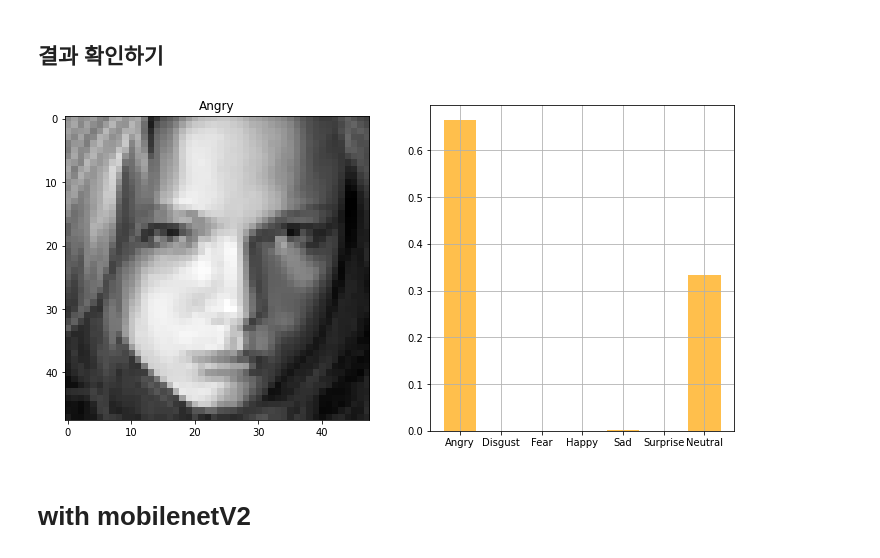
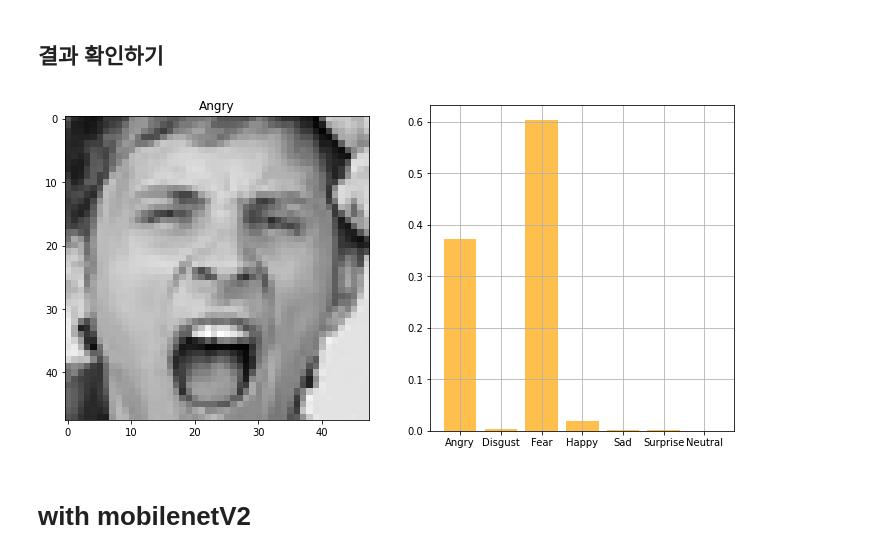
Before and after one commit to minimini-1/Facial-Expression-Recognition, a Jupyter notebook: dataprocessing/make_tfrecord.ipynb, the cells around one changed output. Saved outputs shown, nothing was run; the diff lists cells and outputs as text; code cells hidden in the pictures.

```diff
--- a/dataprocessing/make_tfrecord.ipynb
+++ b/dataprocessing/make_tfrecord.ipynb
@@ -174,7 +174,7 @@ _________________________________________________________________
 from keras.callbacks import EarlyStopping, ModelCheckpoint
 
 def callbackFunction(modelName):
-  checkpoint = ModelCheckpoint(f"Checkpoints/{modelName}.h5", monitor = "val_accuracy", save_best_only = True, mode = "auto", verbose = 1)
+  checkpoint = ModelCheckpoint(f"./Checkpoints/{modelName}.h5", monitor = "val_accuracy", save_best_only = True, mode = "auto", verbose = 1)
   early_stopping = EarlyStopping(monitor = "val_accuracy", patience = 10, verbose = 1)
   callbacks = [early_stopping, checkpoint]
   return callbacks
@@ -245,9 +245,9 @@ pred_test_labels3 = model3.predict(test_images)
 # %% [markdown]
 ## 결과 확인하기
 # %%
-plot_image_and_emotion(test_image_array, test_image_label, pred_test_labels3, 22)
+plot_image_and_emotion(test_image_array, test_image_label, pred_test_labels3, 11)
 # %% [output]
-[figure, old version]
+[figure, new version]
 # %% [markdown]
 # with mobilenetV2
 # %%
```
Also changed, not shown: parts of 3 cells of this notebook, 2 other files.
